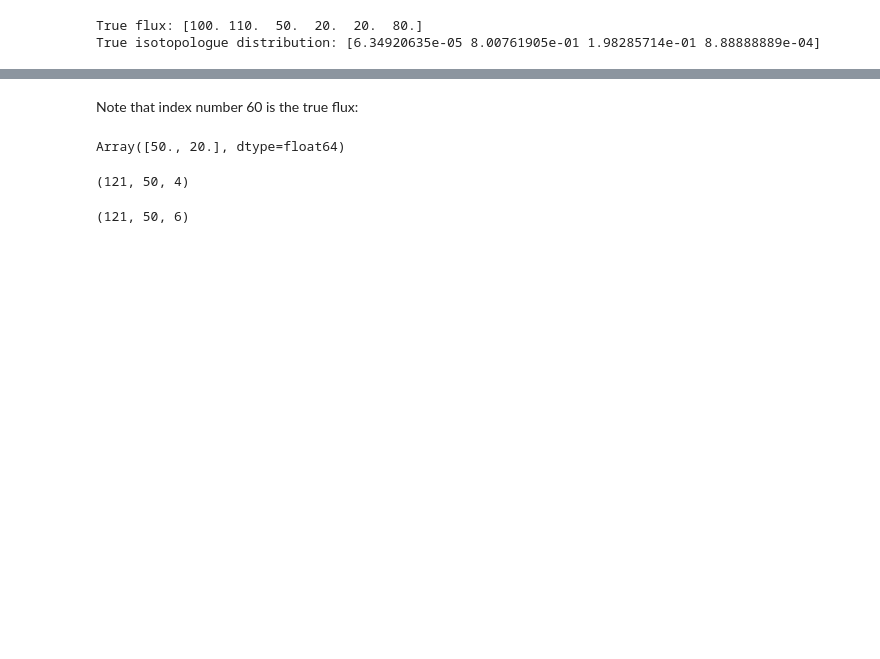
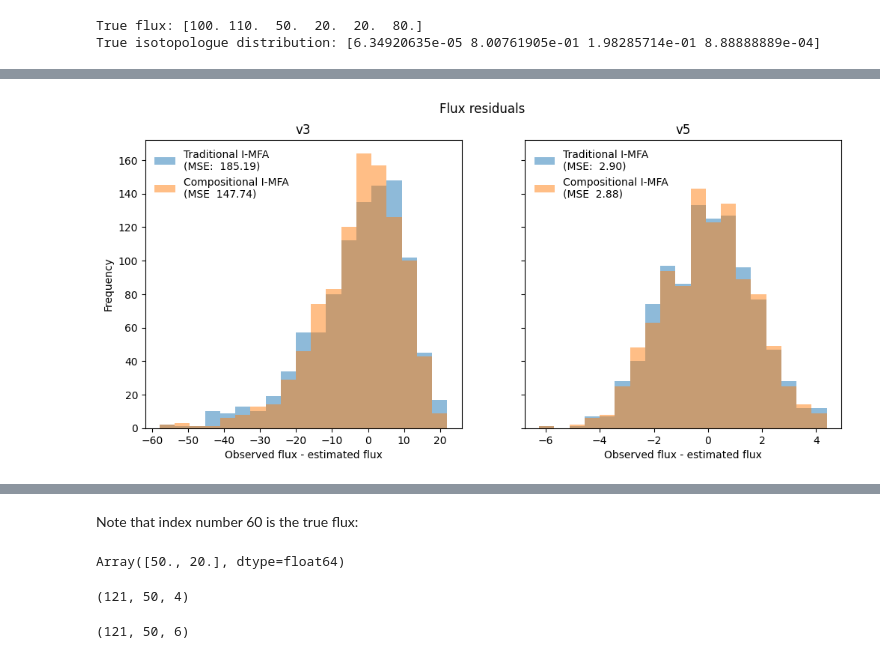
Before and after one commit to dtu-qmcm/cmfa, a Jupyter notebook: notebooks/toy_network.ipynb, the cells around one changed output, grey strips where cells are left out. Cells and saved outputs as stored; diff of their text form; code cells hidden in the pictures; blank space fills up the shorter version.

```diff
--- a/notebooks/toy_network.ipynb
+++ b/notebooks/toy_network.ipynb
@@ -36,0 +156,30 @@ True isotopologue distribution: [6.34920635e-05 8.00761905e-01 1.98285714e-01 8.
+# %%
+f, axes = plt.subplots(1, 2, figsize=[12, 5], sharey=True)
+
+for (i, ax) in enumerate(axes):
+    resid_trad_i = resid_trad[:, i].flatten()
+    resid_comp_i = resid_ilr[:, i].flatten()
+    xmin = np.quantile(np.concat([resid_trad_i, resid_comp_i]), 0.001)
+    xmax = np.quantile(np.concat([resid_trad_i, resid_comp_i]), 0.999)
+    bins = np.linspace(xmin, xmax, 20)
+    h_trad = ax.hist(
+        resid_trad_i,
+        bins=bins,
+        alpha=0.5,
+        label=f"Traditional I-MFA\n(MSE: {mse_trad[i]: .2f})"
+    )
+    h_ilr = ax.hist(
+        resid_comp_i,
+        bins=bins,
+        alpha=0.5,
+        label=f"Compositional I-MFA\n(MSE {mse_ilr[i]: .2f})"
+    )
+    # ax.axvline(true_flux[flux_ix], color="red", label=f"True flux ({true_flux[flux_ix]})")
+    ax.set(title=f"v{3+2*i}", xlabel="Observed flux - estimated flux")
+    ax.legend(frameon=False)
+axes[0].set_ylabel("Frequency");
+
+f.suptitle("Flux residuals");
+f.savefig(PLOT_DIR / "flux_residuals_toy_true.png", bbox_inches="tight", dpi=200)
+# %% [output]
+[figure, added]
```
Also changed, not shown: parts of 23 cells of this notebook, 13 other files.
